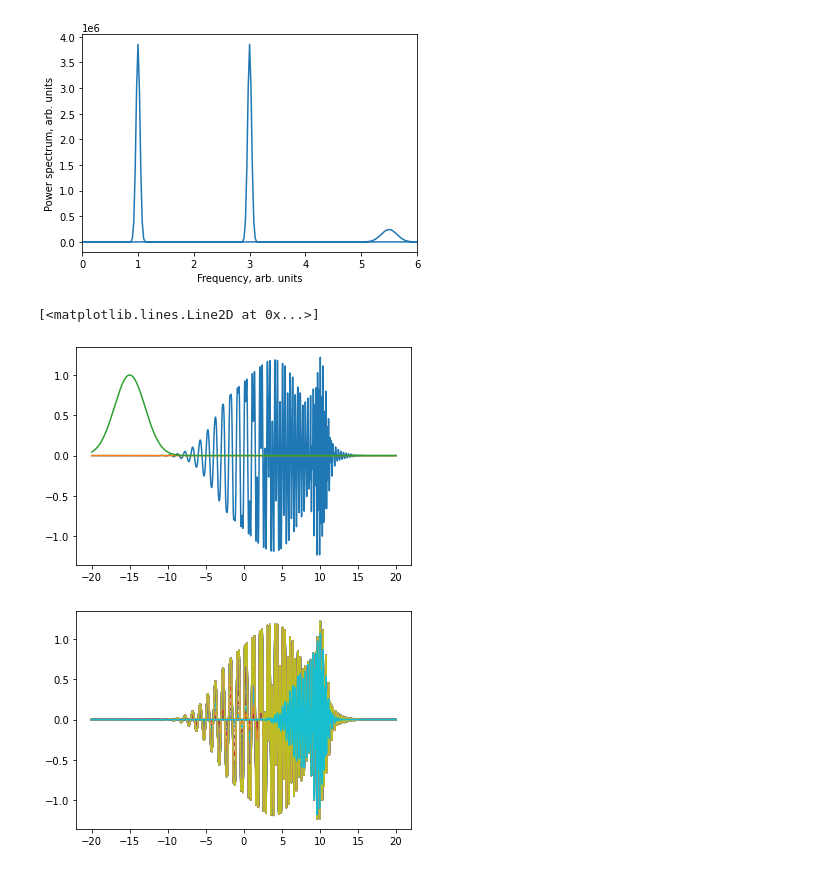
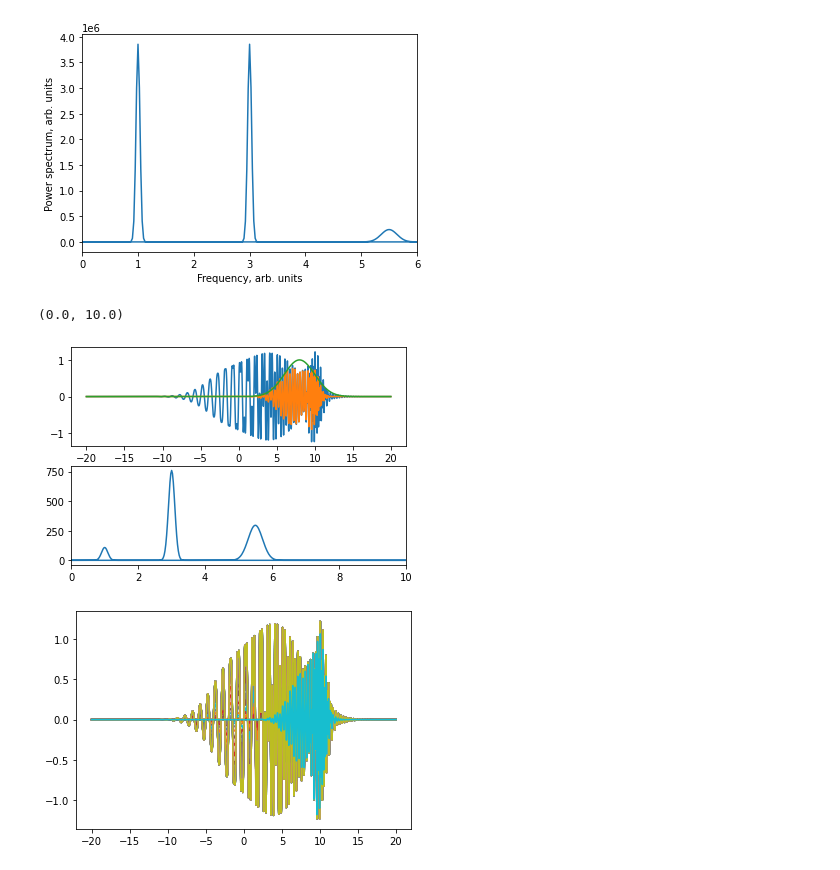
Before and after one commit to AnnyshkaF/High-Performance-Lab, a Jupyter notebook: task_4.ipynb, the cells around one changed output. Saved outputs shown, nothing was run; the diff lists cells and outputs as text; code cells hidden in the pictures.

```diff
--- a/task_4.ipynb
+++ b/task_4.ipynb
@@ -34,23 +34,29 @@ Text(0, 0.5, 'Power spectrum, arb. units')
 # %%
 # windowed Fourier transform (Gabor transform, spectrogram)
 
 window_width=2.0*2*pi
-window_position=-15*2*pi
+window_position=8*2*pi
 window_function=exp(-(t-window_position)**2/2/window_width**2)
 
 y_window=y * window_function
 
+subplot(211)
 plot(t/2/pi, y)
 plot(t/2/pi, y_window)
 plot(t/2/pi, window_function)
 
+sp = fft.fft(y_window)
+w=fft.fftfreq(len(y), d=(t[1]-t[0])/2/pi)
+subplot(212)
+plot(w, abs(sp))
+xlim(0, 10)
 # now do the same for different window positions and plot 2D graph
 # x_axis is window position
 # y_axis is frequency
 # color axis represents the power spectrum
 # %% [output]
-[<matplotlib.lines.Line2D at 0x...>]
+(0.0, 10.0)
-[figure, old version]
+[figure, new version]
 # %%
 for i in range(-10,10,1):
   window_width=2.0*2*pi
```
Also changed, not shown: parts of 4 cells of this notebook.
